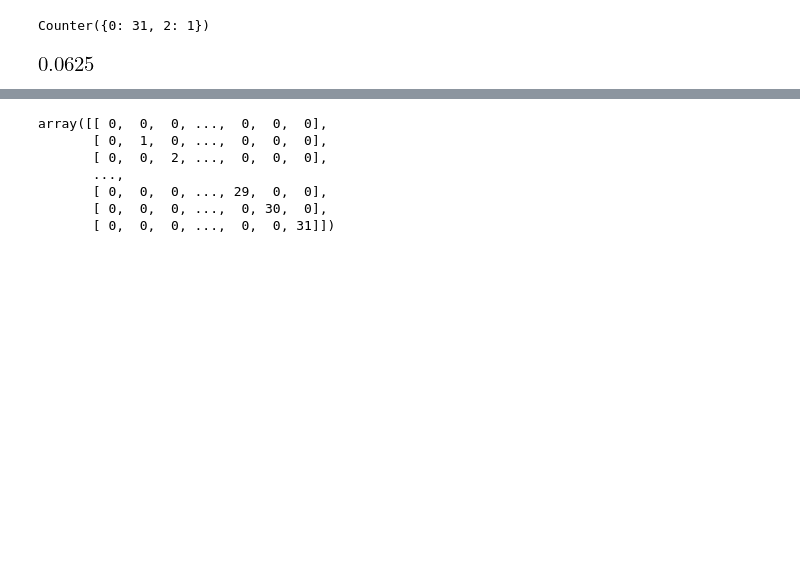
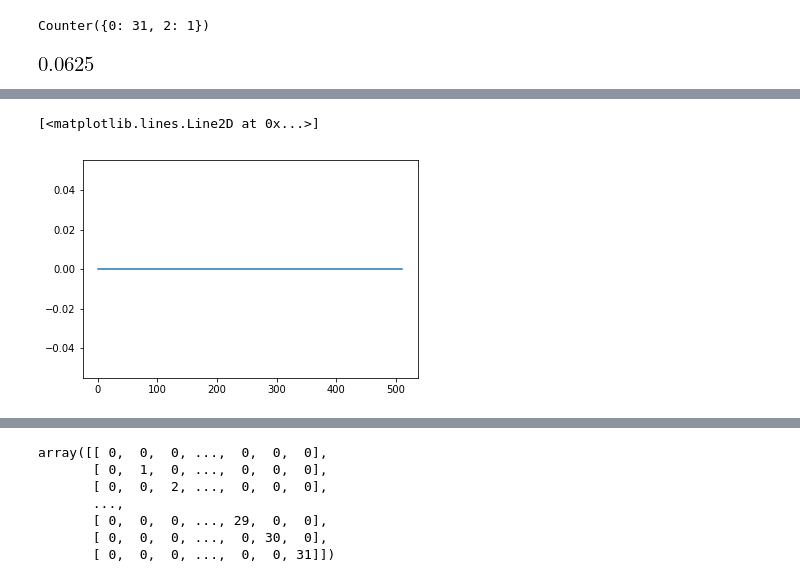
Before and after one commit to CQuIC/pysme, a Jupyter notebook: notebooks/wavepacket-photon-counting.ipynb, the cells around one changed output, grey strips where cells are left out. Cells and saved outputs as stored; diff of their text form; code cells hidden in the pictures; blank space fills up the shorter version.

```diff
--- a/notebooks/wavepacket-photon-counting.ipynb
+++ b/notebooks/wavepacket-photon-counting.ipynb
@@ -143,3 +166,8 @@ no_jump_fock_probs = [soln_n_no_jump.get_hierarchy_expectations(np.kron(Id,
+# %%
+plt.plot(np.imag(sum(temp)))
+# %% [output]
+[<matplotlib.lines.Line2D at 0x...>]
+[figure, added]
 # %%
 no_jump_fock_probs[0].shape
 # %% [output]
```
Also changed, not shown: parts of 11 cells of this notebook.
